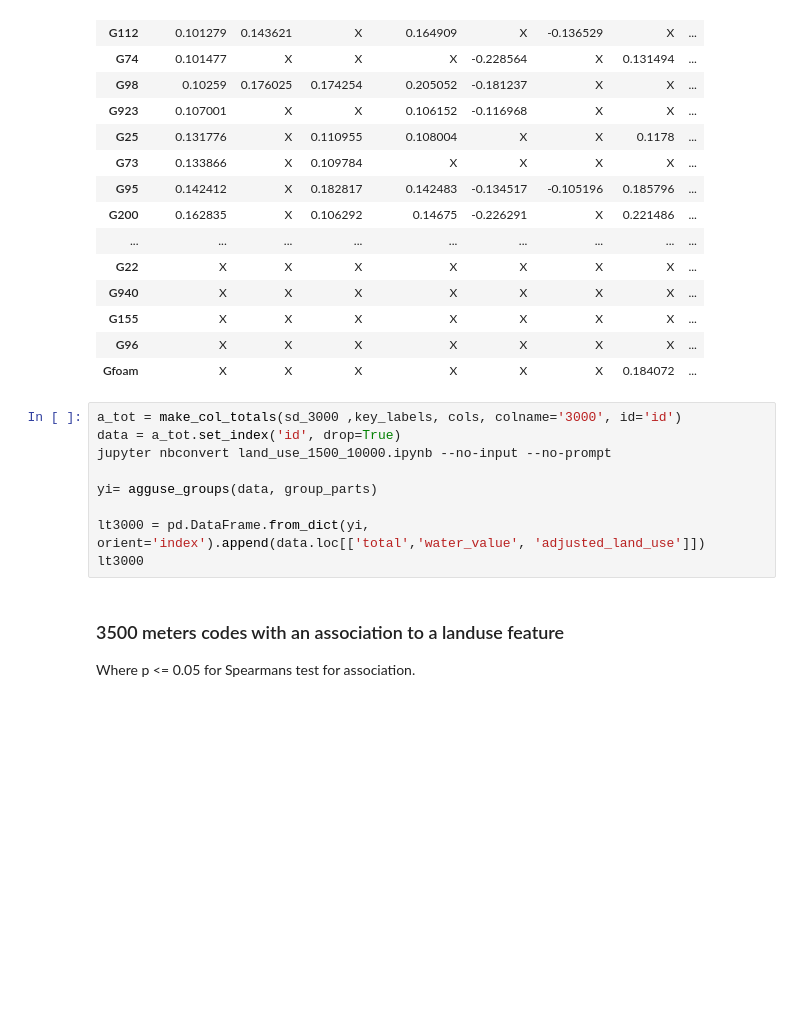
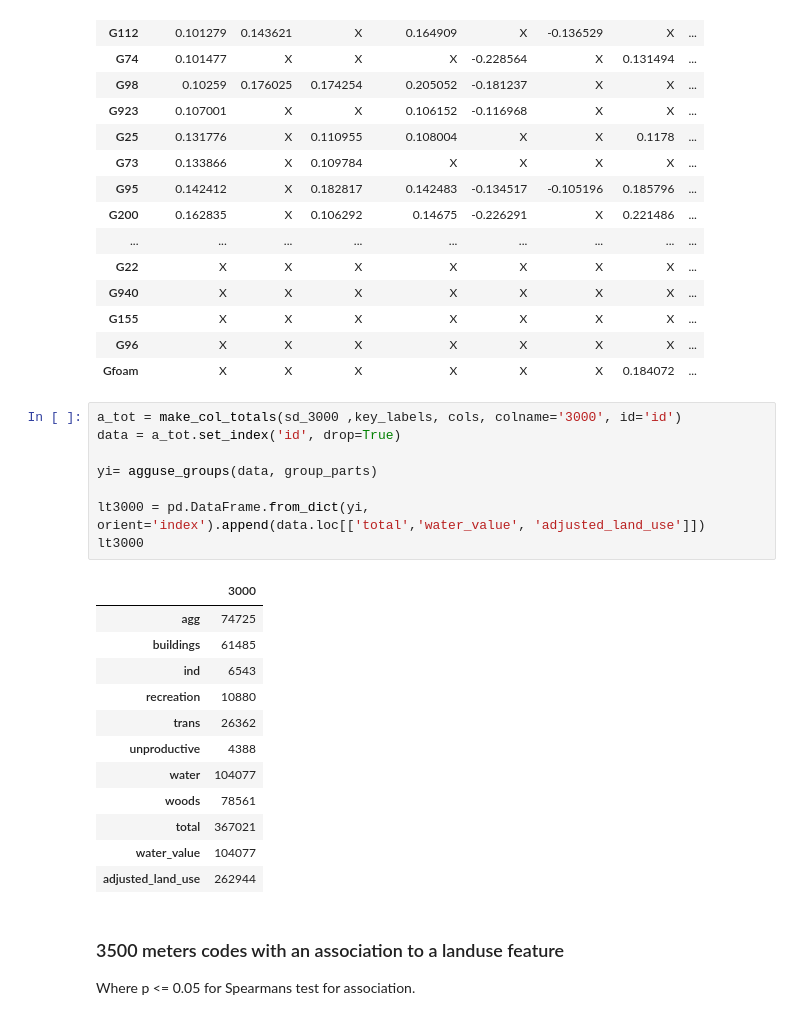
Before and after one commit to hammerdirt-analyst/landuse, a Jupyter notebook: land_use_1500_10000.ipynb, the cells around one changed output. Cells and saved outputs as stored; diff of their text form; blank space fills up the shorter version.

```diff
--- a/land_use_1500_10000.ipynb
+++ b/land_use_1500_10000.ipynb
@@ -564,12 +564,24 @@ srho_results_3000.sort_values(by=['% to buildings', '% to woods', '% to ind', '%
 # %%
 a_tot = make_col_totals(sd_3000 ,key_labels, cols, colname='3000', id='id')
 data = a_tot.set_index('id', drop=True)
-jupyter nbconvert land_use_1500_10000.ipynb --no-input --no-prompt
 
 yi= agguse_groups(data, group_parts)
 
 lt3000 = pd.DataFrame.from_dict(yi, orient='index').append(data.loc[['total','water_value', 'adjusted_land_use']])
 lt3000
+# %% [output]
+|  | 3000 |
+| agg | 74725 |
+| buildings | 61485 |
+| ind | 6543 |
+| recreation | 10880 |
+| trans | 26362 |
+| unproductive | 4388 |
+| water | 104077 |
+| woods | 78561 |
+| total | 367021 |
+| water_value | 104077 |
+| adjusted_land_use | 262944 |
 # %% [markdown]
 ### 3500 meters codes with an association to a landuse feature
 
```
Also changed, not shown: parts of 11 cells of this notebook.
